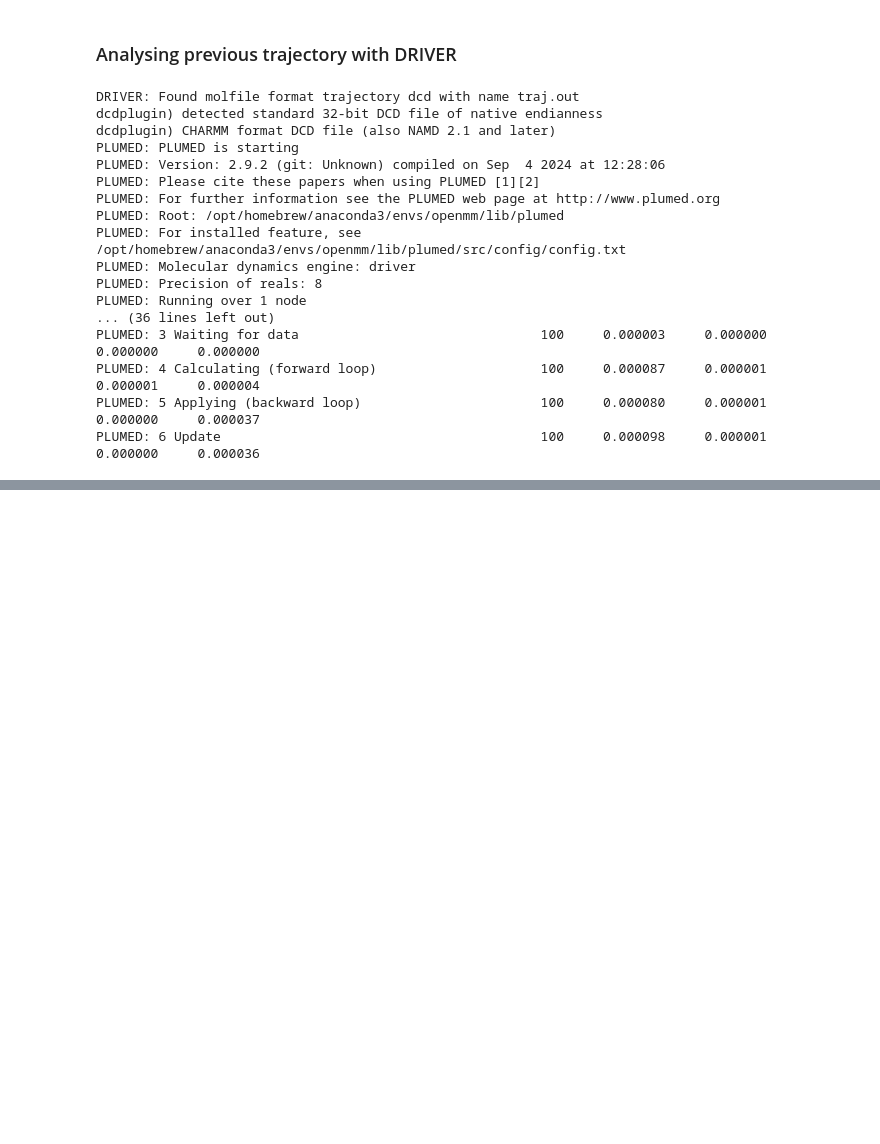
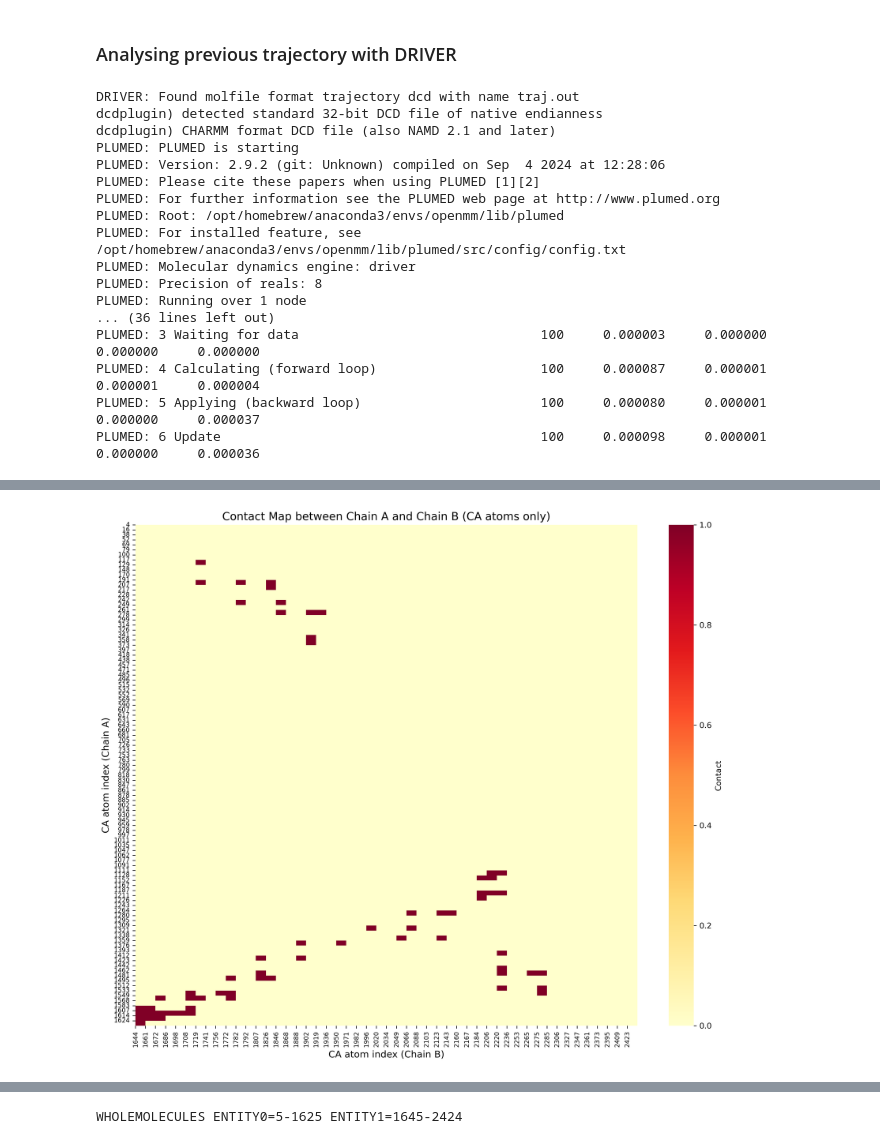
Before and after one commit to jakublala/openmm-md, a Jupyter notebook: plumed/plumed.ipynb, the cells around one changed output, grey strips where cells are left out. Saved outputs shown, nothing was run; the diff lists cells and outputs as text; code cells hidden in the pictures; blank space fills up the shorter version.

```diff
--- a/plumed/plumed.ipynb
+++ b/plumed/plumed.ipynb
@@ -161,0 +163,68 @@ Equilibrating...
+# %%
+# Load the PDB file
+traj = md.load('equilibrated.pdb')
+
+# Get atom indices for chain A and chain B, considering only carbon alpha atoms
+chain_A_indices = traj.topology.select('chainid 0 and name CA')  # Chain A, only CA atoms
+chain_B_indices = traj.topology.select('chainid 1 and name CA')  # Chain B, only CA atoms
+
+print(f"Number of CA atoms in chain A: {len(chain_A_indices)}")
+print(f"Number of CA atoms in chain B: {len(chain_B_indices)}")
+
+print("First few CA atom indices in chain A:", chain_A_indices[:5])
+print("First few CA atom indices in chain B:", chain_B_indices[:5])
+
+# Compute contact map between chain A and chain B
+def compute_contact_map(traj, chain_A_indices, chain_B_indices, cutoff=0.8):
+    # Calculate distances between all pairs of CA atoms in chain A and chain B
+    distances = md.compute_distances(traj, np.array(list(itertools.product(chain_A_indices, chain_B_indices))))
+
+    # Reshape the distances array to match the number of CA atoms in each chain
+    n_res_A = len(chain_A_indices)
+    n_res_B = len(chain_B_indices)
+    contact_map = distances.reshape(n_res_A, n_res_B)
+
+    # Convert distances to binary contact map (1 if contact, 0 if not)
+    contact_map = (contact_map < cutoff).astype(int)
+
+    return contact_map
+
+# Compute the contact map
+contact_map = compute_contact_map(traj, chain_A_indices, chain_B_indices)
+
+print(f"Chain A indices: {chain_A_indices}")
+print(f"Chain B indices: {chain_B_indices}")
+
+print(f"Contact map: {contact_map}")
+
+# Visualize the contact map as a histogram
+import matplotlib.pyplot as plt
+import seaborn as sns
+
+plt.figure(figsize=(12, 10), dpi=300)
+sns.heatmap(contact_map, cmap='YlOrRd', cbar_kws={'label': 'Contact'})
+plt.title('Contact Map between Chain A and Chain B (CA atoms only)', fontsize=14)
+plt.xlabel('CA atom index (Chain B)', fontsize=12)
+plt.ylabel('CA atom index (Chain A)', fontsize=12)
+plt.xticks(range(len(chain_B_indices)), chain_B_indices, rotation=90, fontsize=8)
+plt.yticks(range(len(chain_A_indices)), chain_A_indices, rotation=0, fontsize=8)
+plt.tight_layout()
+plt.savefig('contact_map.png', dpi=300, bbox_inches='tight')
+plt.show()
+
+# Print some statistics
+print(f"Total contacts between CA atoms: {np.sum(contact_map)}")
+print(f"Percentage of CA atom pairs in contact: {np.sum(contact_map) / (contact_map.shape[0] * contact_map.shape[1]) * 100:.2f}%")
+
+# Find pairs below the cutoff
+contact_pairs = np.argwhere(contact_map == 1)
+
+print("Contact pairs: ", contact_pairs)
+
+carbon_alpha_indices = []
+for index_in_chain_A, index_in_chain_B in contact_pairs:
+    # +1 because PLUMED uses 1-based indexing
+    carbon_alpha_indices.append((chain_A_indices[index_in_chain_A]+1, chain_B_indices[index_in_chain_B]+1))
+
+print("Carbon alpha indices: ", carbon_alpha_indices)
+# %% [output]
@@ -161,0 +248 @@ Equilibrating...
+[figure, added]
@@ -161,0 +266,4 @@ Equilibrating...
+# %%
+print(f"WHOLEMOLECULES ENTITY0={chain_A_indices[0]+1}-{chain_A_indices[-1]+1} ENTITY1={chain_B_indices[0]+1}-{chain_B_indices[-1]+1}")
+# %% [output]
+WHOLEMOLECULES ENTITY0=5-1625 ENTITY1=1645-2424
```
Also changed, not shown: parts of 9 cells of this notebook, 17 other files.
